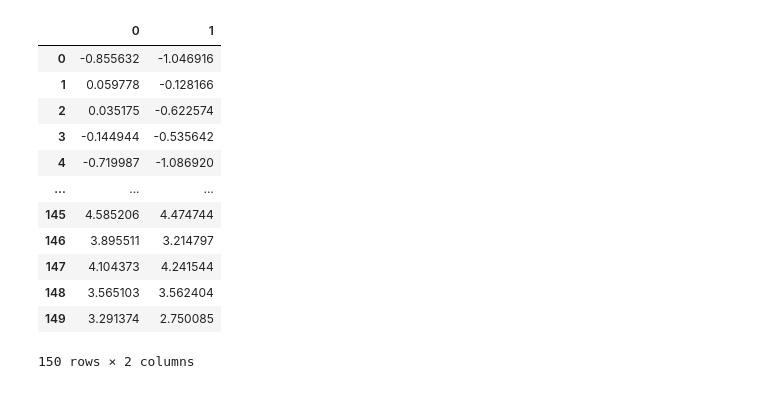
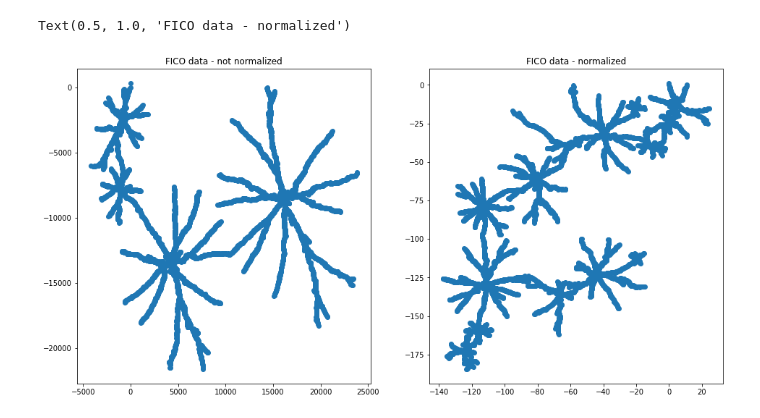
Before and after one commit to cprimel/TopoMap-cpp, a Jupyter notebook: example/plot_projection.ipynb, the cells around one changed output. Saved outputs shown, nothing was run; the diff lists cells and outputs as text; code cells hidden in the pictures.

```diff
--- a/example/plot_projection.ipynb
+++ b/example/plot_projection.ipynb
@@ -7,16 +4,19 @@ data = pd.read_csv(file, header=None)
+# %%
+data = pd.read_csv('../build/output', header=None)
+data_normalized = pd.read_csv('../build/output_normalized', header=None)
+# Uncomment for iris labeling
+#labels = pd.read_csv('../data/bezdekIris.data', header=None)
+#labels = pd.Categorical(labels[4]).codes
+#print(len(data), len(data_normalized),len(labels))
+# %%
+fig, (ax1,ax2) = plt.subplots(1,2, figsize=(16,8))
+
+ax1.scatter(data[0],data[1])
+ax1.set_title("FICO data - not normalized")
+ax2.scatter(data_normalized[0],data_normalized[1])
+ax2.set_title("FICO data - normalized")
+# %% [output]
+Text(0.5, 1.0, 'FICO data - normalized')
+[figure, added]
 # %%
 data
-# %% [output]
-|  | 0 | 1 |
-| 0 | -0.855632 | -1.046916 |
-| 1 | 0.059778 | -0.128166 |
-| 2 | 0.035175 | -0.622574 |
-| 3 | -0.144944 | -0.535642 |
-| 4 | -0.719987 | -1.086920 |
-| ... | ... | ... |
-| 145 | 4.585206 | 4.474744 |
-| 146 | 3.895511 | 3.214797 |
-| 147 | 4.104373 | 4.241544 |
-| 148 | 3.565103 | 3.562404 |
-| 149 | 3.291374 | 2.750085 |
-150 rows × 2 columns
```
Also changed, not shown: parts of 3 cells of this notebook, 6 other files.
